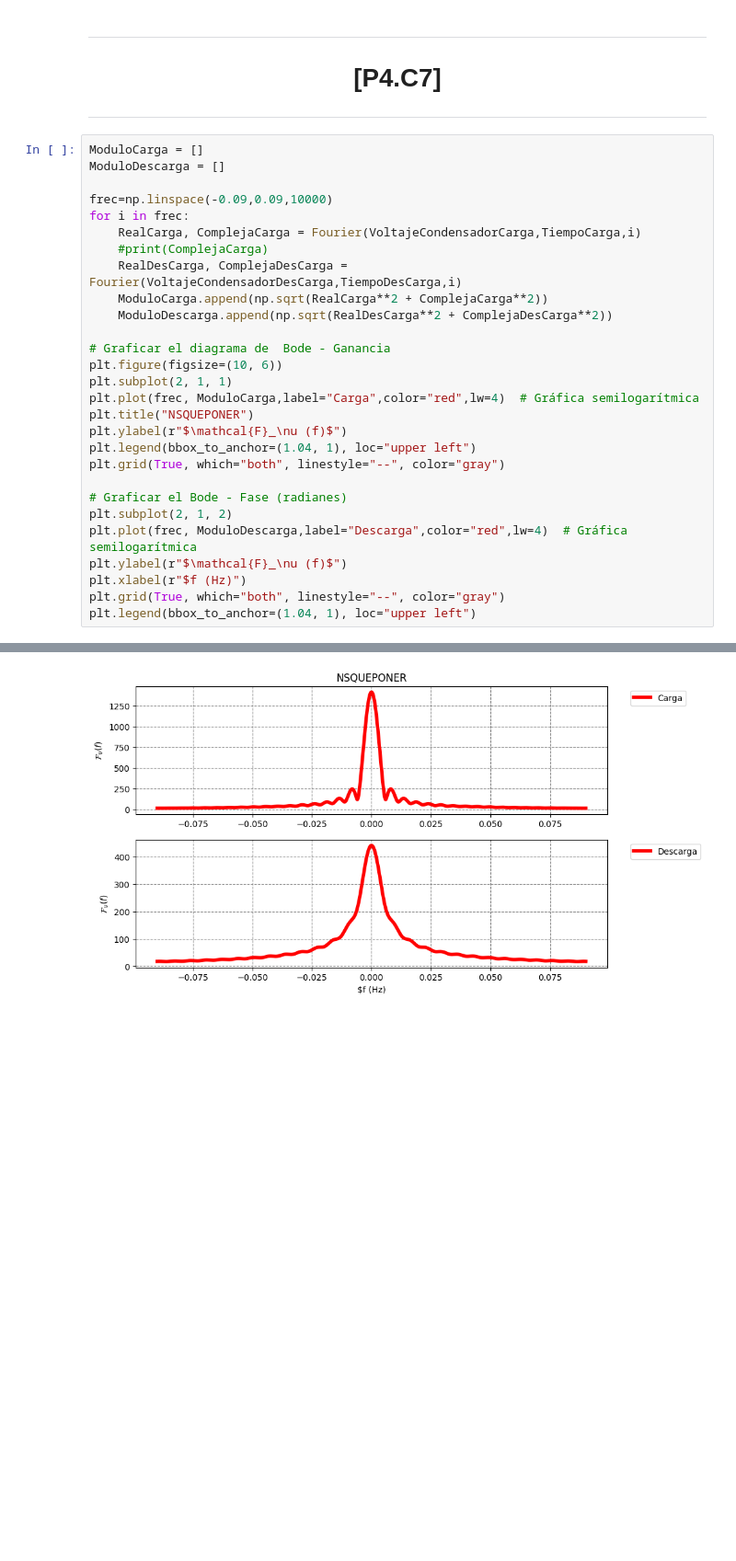
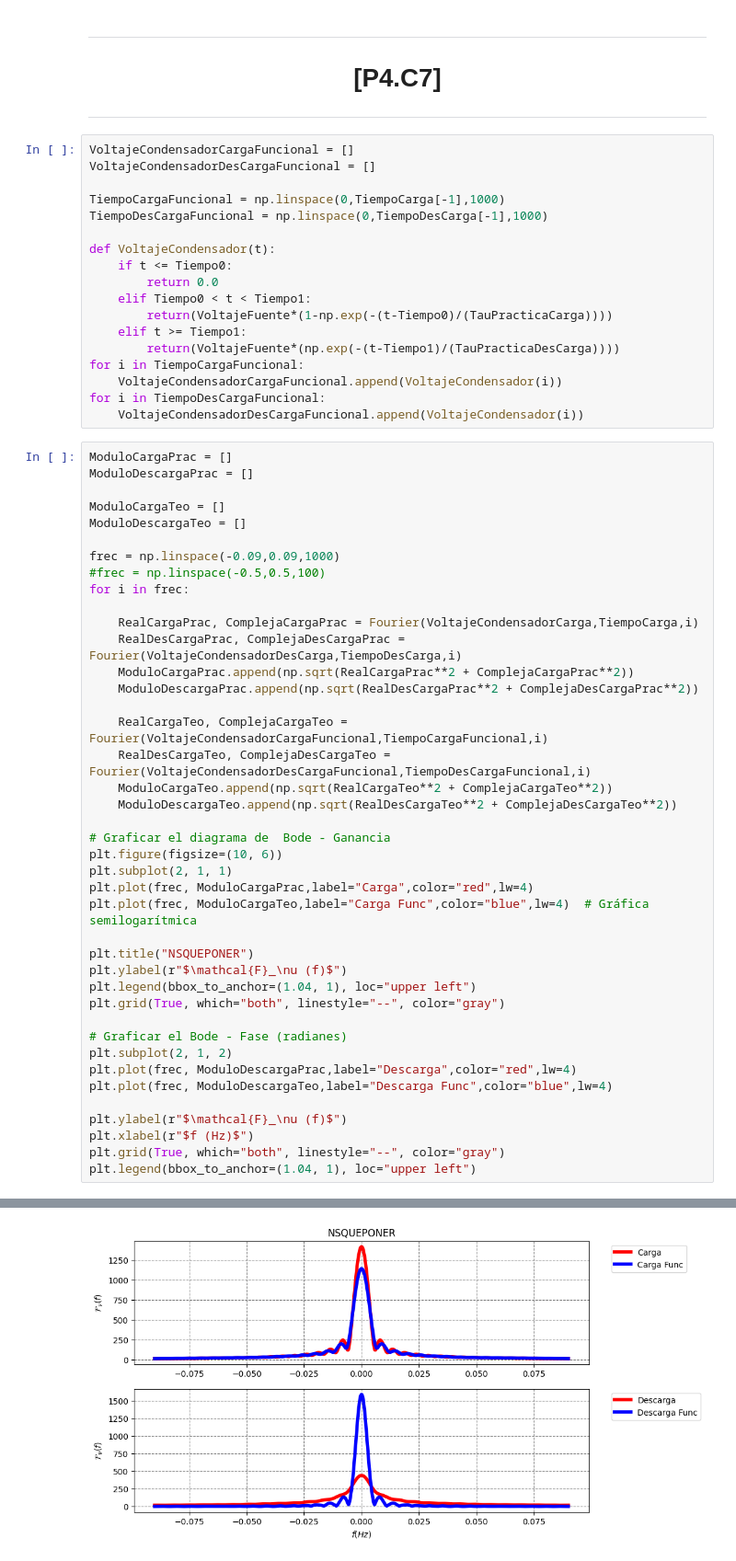
Before and after one commit to WetZap/Practicas-Circuitos, a Jupyter notebook: Practicas/Sesion 5/QuintaSesion.ipynb, the cells around one changed output, grey strips where cells are left out. Shown: that part at 92% size. Saved outputs shown, nothing was run; the diff lists cells and outputs as text; blank space fills up the shorter version.

```diff
--- a/Practicas/Sesion 5/QuintaSesion.ipynb
+++ b/Practicas/Sesion 5/QuintaSesion.ipynb
@@ -373,34 +381,65 @@ def Fourier(v,t,f):
 <h1 style="text-align: center;">[P4.C7]</h1>
 
 ---
+# %%
+VoltajeCondensadorCargaFuncional = []
+VoltajeCondensadorDesCargaFuncional = []
+
+TiempoCargaFuncional = np.linspace(0,TiempoCarga[-1],1000)
+TiempoDesCargaFuncional = np.linspace(0,TiempoDesCarga[-1],1000)
+
+def VoltajeCondensador(t):
+    if t <= Tiempo0:
+        return 0.0
+    elif Tiempo0 < t < Tiempo1:
+        return(VoltajeFuente*(1-np.exp(-(t-Tiempo0)/(TauPracticaCarga))))
+    elif t >= Tiempo1:
+        return(VoltajeFuente*(np.exp(-(t-Tiempo1)/(TauPracticaDesCarga))))
+for i in TiempoCargaFuncional:
+    VoltajeCondensadorCargaFuncional.append(VoltajeCondensador(i))
+for i in TiempoDesCargaFuncional:
+    VoltajeCondensadorDesCargaFuncional.append(VoltajeCondensador(i))
 # %%
-ModuloCarga = []
-ModuloDescarga = []
+ModuloCargaPrac = []
+ModuloDescargaPrac = []
 
-frec=np.linspace(-0.09,0.09,10000)
+ModuloCargaTeo = []
+ModuloDescargaTeo = []
+
+frec = np.linspace(-0.09,0.09,1000)
+#frec = np.linspace(-0.5,0.5,100)
 for i in frec:
-    RealCarga, ComplejaCarga = Fourier(VoltajeCondensadorCarga,TiempoCarga,i)
-    #print(ComplejaCarga)
-    RealDesCarga, ComplejaDesCarga = Fourier(VoltajeCondensadorDesCarga,TiempoDesCarga,i)
-    ModuloCarga.append(np.sqrt(RealCarga**2 + ComplejaCarga**2))
-    ModuloDescarga.append(np.sqrt(RealDesCarga**2 + ComplejaDesCarga**2))
+
+    RealCargaPrac, ComplejaCargaPrac = Fourier(VoltajeCondensadorCarga,TiempoCarga,i)
+    RealDesCargaPrac, ComplejaDesCargaPrac = Fourier(VoltajeCondensadorDesCarga,TiempoDesCarga,i)
+    ModuloCargaPrac.append(np.sqrt(RealCargaPrac**2 + ComplejaCargaPrac**2))
+    ModuloDescargaPrac.append(np.sqrt(RealDesCargaPrac**2 + ComplejaDesCargaPrac**2))
+
+    RealCargaTeo, ComplejaCargaTeo = Fourier(VoltajeCondensadorCargaFuncional,TiempoCargaFuncional,i)
+    RealDesCargaTeo, ComplejaDesCargaTeo = Fourier(VoltajeCondensadorDesCargaFuncional,TiempoDesCargaFuncional,i)
+    ModuloCargaTeo.append(np.sqrt(RealCargaTeo**2 + ComplejaCargaTeo**2))
+    ModuloDescargaTeo.append(np.sqrt(RealDesCargaTeo**2 + ComplejaDesCargaTeo**2))
 
 # Graficar el diagrama de  Bode - Ganancia
 plt.figure(figsize=(10, 6))
 plt.subplot(2, 1, 1)
-plt.plot(frec, ModuloCarga,label="Carga",color="red",lw=4)  # Gráfica semilogarítmica
+plt.plot(frec, ModuloCargaPrac,label="Carga",color="red",lw=4)
+plt.plot(frec, ModuloCargaTeo,label="Carga Func",color="blue",lw=4)  # Gráfica semilogarítmica
+
 plt.title("NSQUEPONER")
 plt.ylabel(r"$\mathcal{F}_\nu (f)$")
 plt.legend(bbox_to_anchor=(1.04, 1), loc="upper left")
 plt.grid(True, which="both", linestyle="--", color="gray")
 
 # Graficar el Bode - Fase (radianes)
 plt.subplot(2, 1, 2)
-plt.plot(frec, ModuloDescarga,label="Descarga",color="red",lw=4)  # Gráfica semilogarítmica
+plt.plot(frec, ModuloDescargaPrac,label="Descarga",color="red",lw=4)
+plt.plot(frec, ModuloDescargaTeo,label="Descarga Func",color="blue",lw=4)
+
 plt.ylabel(r"$\mathcal{F}_\nu (f)$")
-plt.xlabel(r"$f (Hz)")
+plt.xlabel(r"$f (Hz)$")
 plt.grid(True, which="both", linestyle="--", color="gray")
 plt.legend(bbox_to_anchor=(1.04, 1), loc="upper left")
 # %% [output]
 <matplotlib.legend.Legend at 0x...>
-[figure, old version]
+[figure, new version]
```
Also changed, not shown: parts of 3 cells of this notebook.
